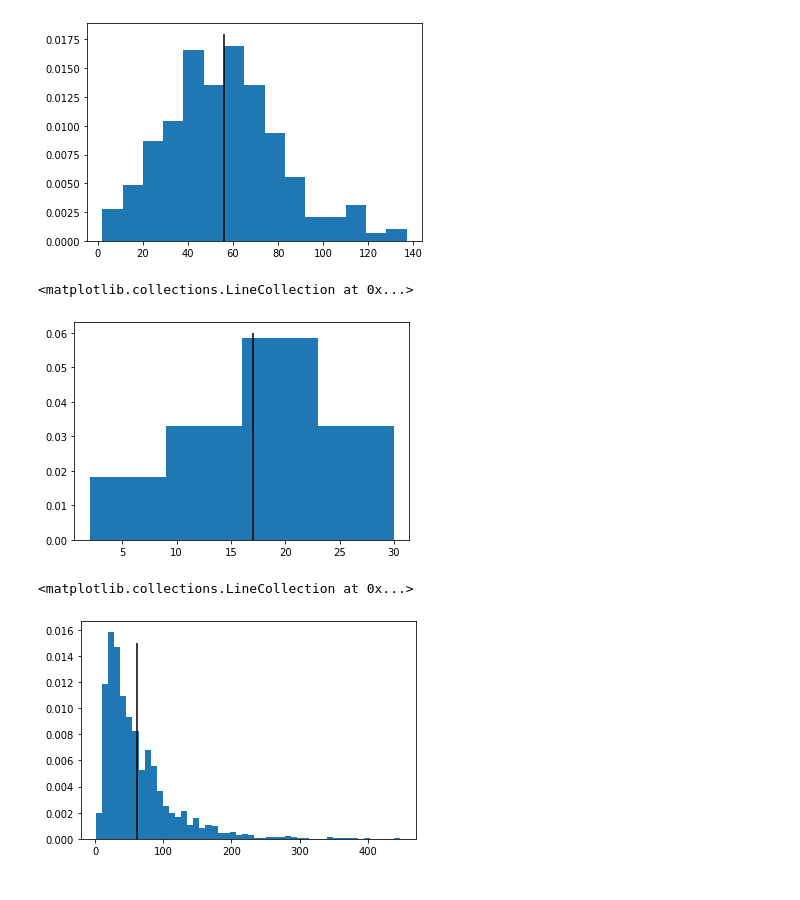
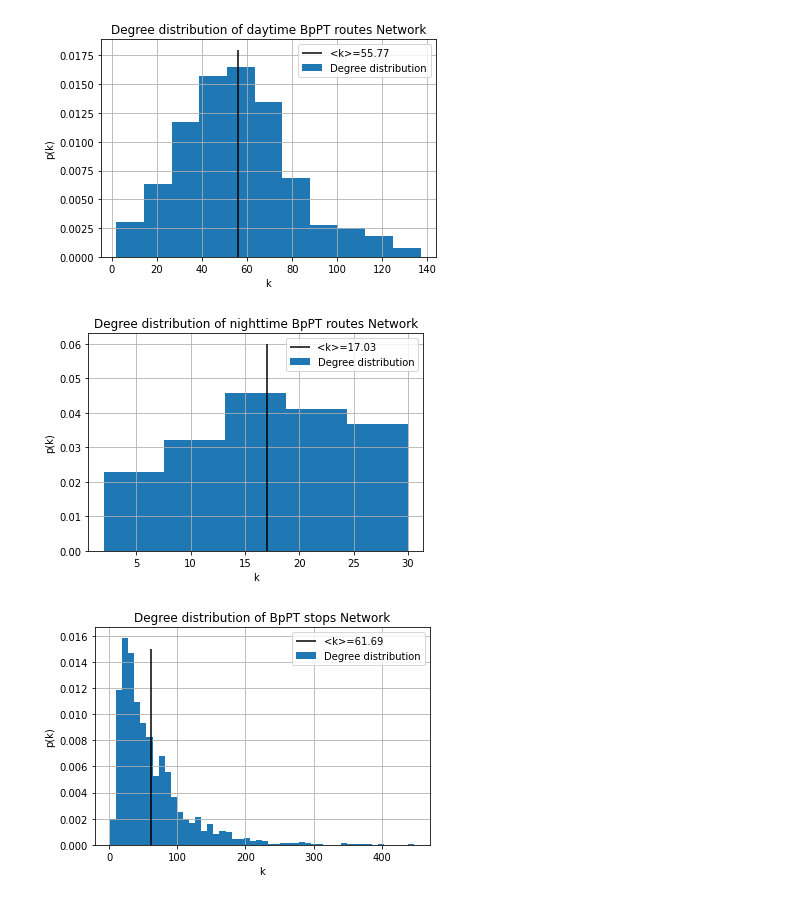
Before and after one commit to baskayj/bkk_network, a Jupyter notebook: degree_distr.ipynb, the cells around one changed output. Saved outputs shown, nothing was run; the diff lists cells and outputs as text; code cells hidden in the pictures.

```diff
--- a/degree_distr.ipynb
+++ b/degree_distr.ipynb
@@ -6,28 +6,57 @@ import matplotlib.pyplot as plt
 # ROUTES - DAYTIME
 df = pd.read_csv('route_degrees_daytime.csv',header=0)
 # %%
+mu = np.mean(df['degree'])
+
 fig = plt.figure()
-hist, bins, patches = plt.hist(df['degree'], bins=15, density=True)
-plt.vlines(np.mean(df['degree']),0,0.018, colors="black") #It gives the same result as the sql query
-#plt.savefig('foo.png')
+hist, bins, patches = plt.hist(df['degree'], bins=11, density=True)
+plt.vlines(mu,0,0.018, colors="black") #It gives the same result as the sql query
+
+fig.patch.set_facecolor('white')
+plt.legend((f'<k>={round(mu,2)}','Degree distribution'))
+plt.xlabel('k')
+plt.ylabel('p(k)')
+plt.grid()
+plt.title('Degree distribution of daytime BpPT routes Network')
+plt.savefig('route_degrees_daytime.png')
 # %% [output]
-[figure, old version]
+[figure, new version]
 # %%
 # ROUTES - NIGHTTIME
 df = pd.read_csv('route_degrees_nighttime.csv',header=0)
 # %%
-hist, bins, patches = plt.hist(df['degree'], bins=4, density=True)
+mu = np.mean(df['degree'])
+
+fig = plt.figure()
+hist, bins, patches = plt.hist(df['degree'], bins=5, density=True)
 plt.vlines(np.mean(df['degree']),0,0.06, colors="black") #It gives the same result as the sql query
-#plt.yscale("log")
+
+fig.patch.set_facecolor('white')
+plt.legend((f'<k>={round(mu,2)}','Degree distribution'))
+plt.xlabel('k')
+plt.ylabel('p(k)')
+plt.grid()
+plt.title('Degree distribution of nighttime BpPT routes Network')
+plt.savefig('route_degrees_nighttime.png')
 # %% [output]
-<matplotlib.collections.LineCollection at 0x...>
-[figure, old version]
+[figure, new version]
 # %%
 # STOPS - DAYTIME
 df = pd.read_csv('stop_degrees_daytime.csv',header=0)
 # %%
+mu = np.mean(df['degree'])
+
+fig = plt.figure()
 hist, bins, patches = plt.hist(df['degree'], bins=50, density=True)
 plt.vlines(np.mean(df['degree']),0,0.015, colors="black") #It gives the same result as the sql query
+
+fig.patch.set_facecolor('white')
+plt.legend((f'<k>={round(mu,2)}','Degree distribution'))
+plt.xlabel('k')
+plt.ylabel('p(k)')
+plt.grid()
+plt.title('Degree distribution of BpPT stops Network')
+plt.savefig('stop_degrees_daytime.png')
+#This looks scale-free. Further investigation is needed.
 # %% [output]
-<matplotlib.collections.LineCollection at 0x...>
-[figure, old version]
+[figure, new version]
```
Also changed, not shown: 5 other files.
